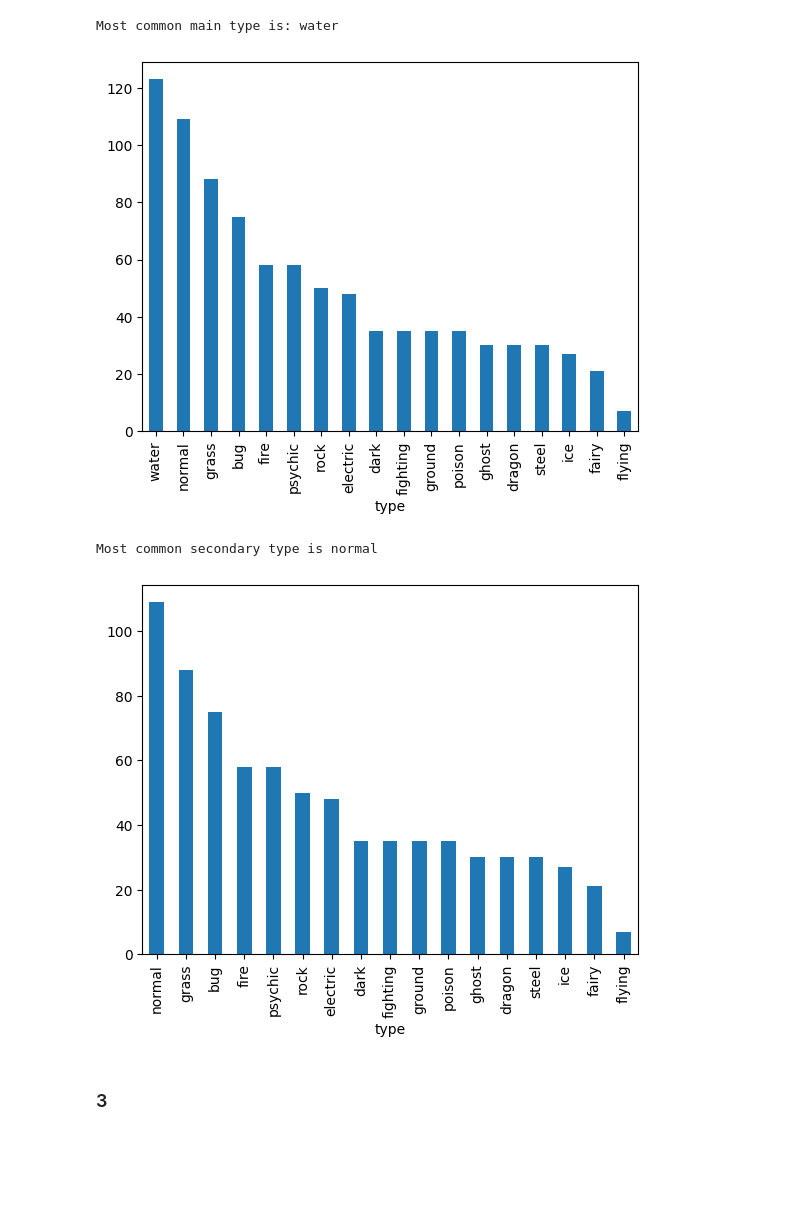
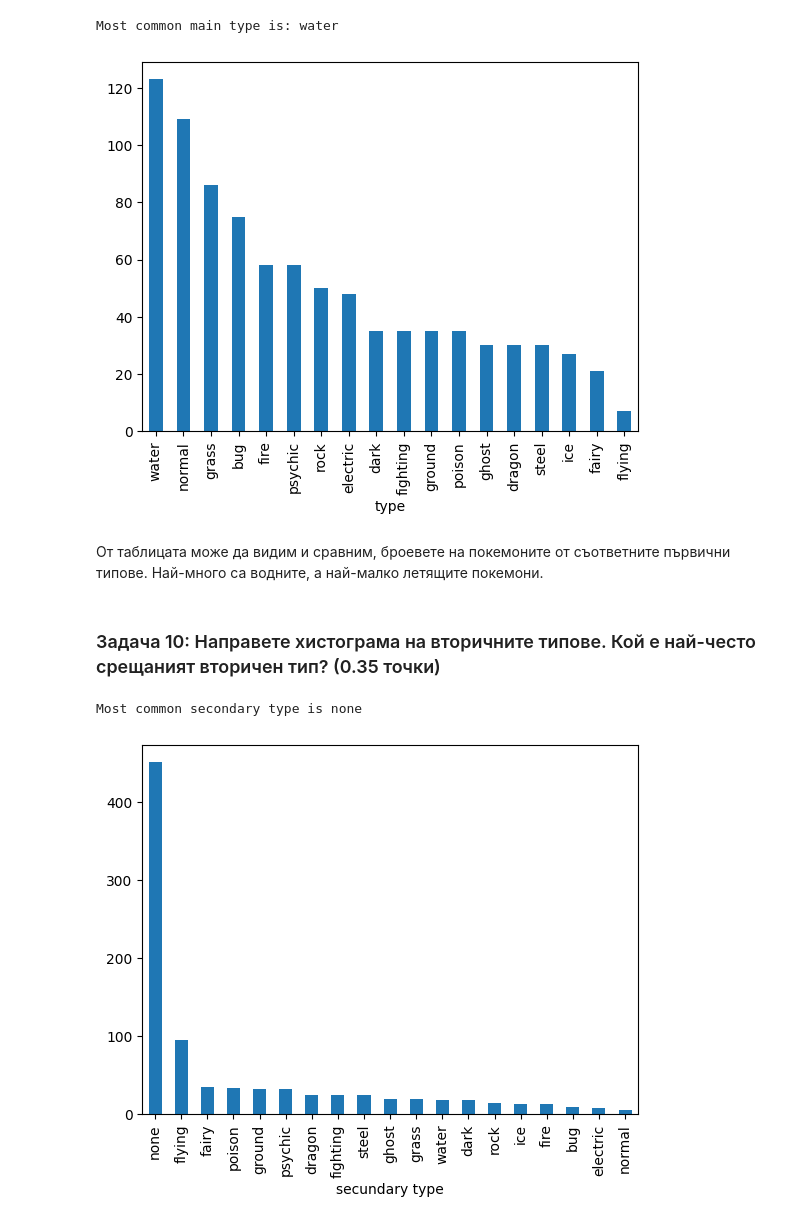
Before and after one commit to alvg77/pokemon-data-analisys, a Jupyter notebook: aleko_georgiev1_11a.ipynb, the cells around one changed output. Cells and saved outputs as stored; diff of their text form; code cells hidden in the pictures; blank space fills up the shorter version.

```diff
--- a/aleko_georgiev1_11a.ipynb
+++ b/aleko_georgiev1_11a.ipynb
@@ -71,0 +45,7 @@ pokedf = pokedf.apply(lambda x: x.astype(str).str.lower())
+# %%
+# import data from "Pokemon_full_2.csv" into pandas dataframe
+# keep_default_na=False, na_values=[""] - treat only empty strings as NaN, otherwise the "None" values will be treated as NaN too
+pokedf = pd.read_csv('./Pokemon_full_2.csv', keep_default_na=False, na_values=[""])
+
+# display the pokedf dataframe
+pokedf
@@ -174,0 +244,32 @@ most common main type is: water
+# %%
+# import the data from the CSV file into a pandas dataframe
+languagedf = pd.read_csv('./pokemon_data.csv')
+
+# define a list of all languages that we have translations for
+languages = (
+    'german',
+    'french',
+    'japanese',
+    'chinese',
+    'korean'
+)
+
+# define a function that returns the english name of a pokemon
+def correct_name(name: str):
+    # if the name is not in the english column, we try to find it in the other columns
+    if name not in languagedf['english'].values:
+        # iterate over the languages
+        for lang in languages:
+            # if the name is in the current language column, we return the english name
+            if name in languagedf[lang].values:
+                return languagedf[languagedf[lang] == name]['english'].values[0]
+
+    # if the name is in the english column, we return it
+    return name
+
+for name in pokedf['name']:
+    # for each name in the dataframe, we try to correct it
+    new_name = correct_name(name)
+
+    # # if we found the name, we replace the old name with the new name
+    pokedf.loc[pokedf['name'] == name, 'name'] = new_name
@@ -192,19 +369,22 @@ print (str(len(pwarr)/len(warr)) + ' is the chance of a water pokemon being pois
 # %%
-main_types = pokedf['type'].value_counts().plot.bar()
+main_types = pokedf['type'].value_counts()
+main_types.plot.bar()
 print ('Most common main type is: ' + main_types.index[0])
 # %% [output]
 Most common main type is: water
-[figure, old version]
+[figure, new version]
+# %% [markdown]
+От таблицата може да видим и сравним, броевете на покемоните от съответните първични типове. Най-много са водните, а най-малко летящите покемони.
+# %% [markdown]
+### Задача 10: Направете хистограма на вторичните типове. Кой е най-често срещаният вторичен тип? (0.35 точки)
 # %%
-secondary_types = pokedf['type'].value_counts()
+secondary_types = pokedf['secundary type'].value_counts()
 
 # omit the pokemon without a secondary type, as they are the most common
-secondary_types = secondary_types.drop(labels=main_types.index[0])
+# secondary_types = secondary_types.drop(labels=main_types.index[0])
 
 secondary_types.plot.bar()
 print ("Most common secondary type is " + secondary_types.index[0])
 # %% [output]
-Most common secondary type is normal
+Most common secondary type is none
-[figure, old version]
+[figure, new version]
-# %% [markdown]
-### 3
```
Also changed, not shown: parts of 53 cells of this notebook, 1 other file.
